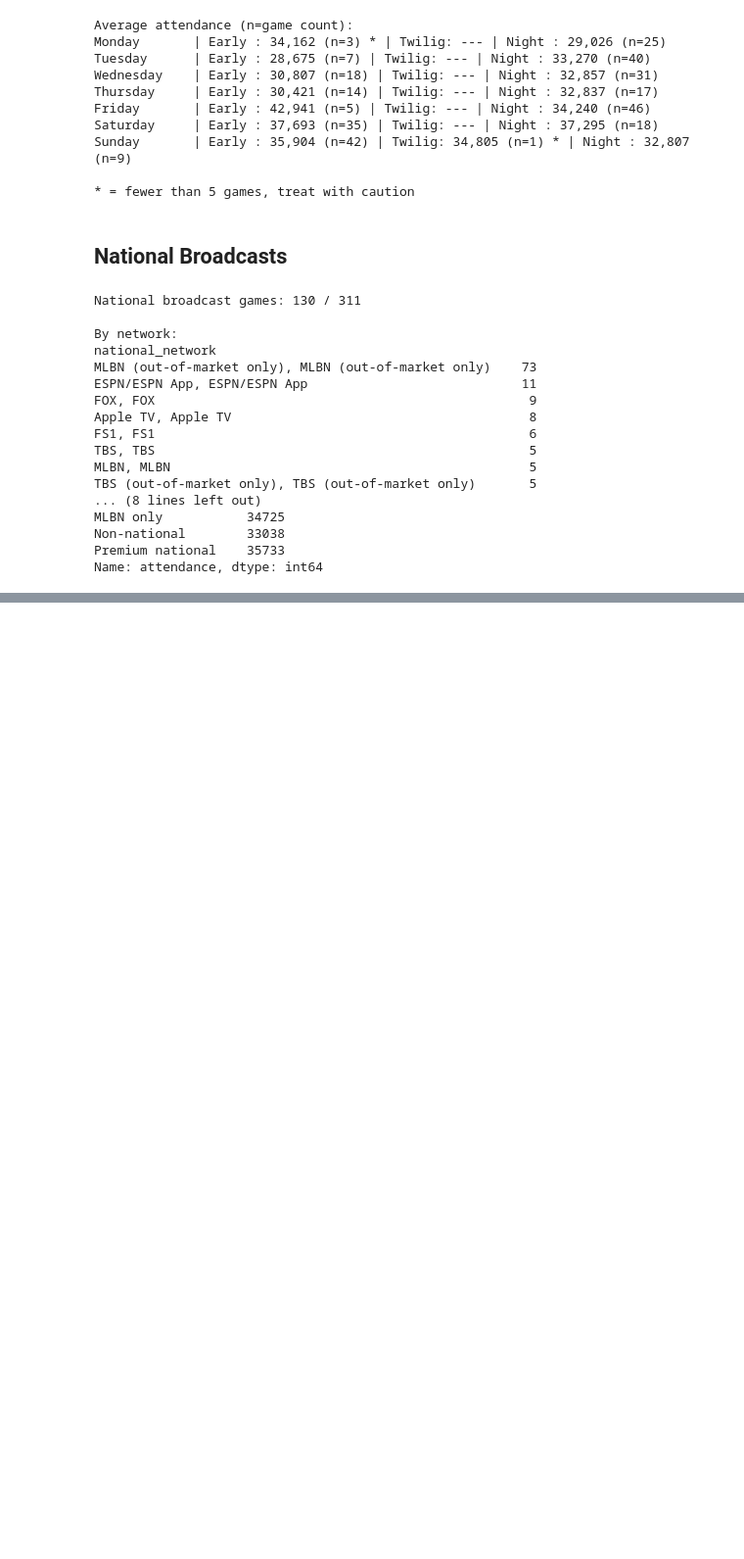
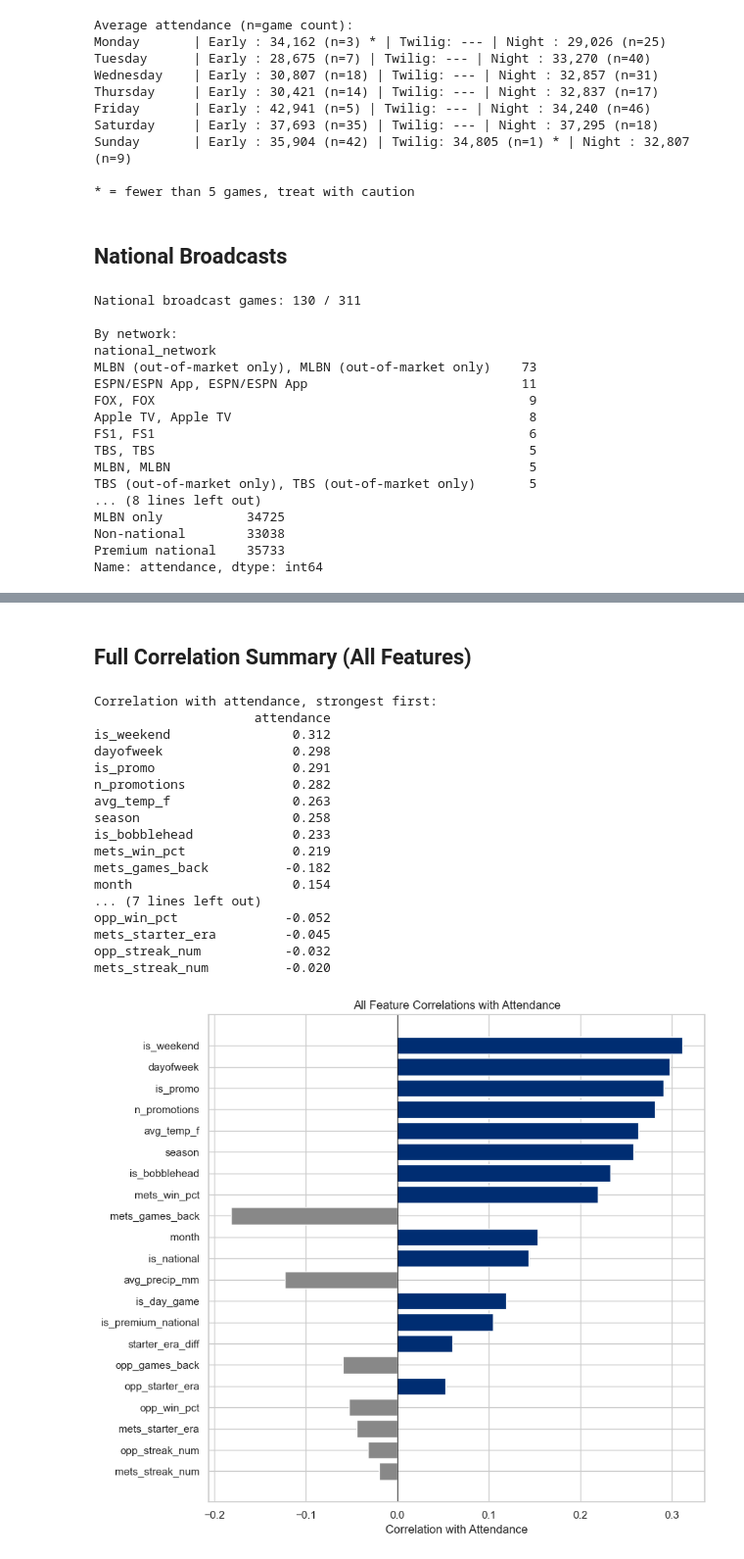
Before and after one commit to kaylagandrus/mlb-dynamic-ticket-pricing, a Jupyter notebook: mets/notebooks/03_eda.ipynb, the cells around one changed output, grey strips where cells are left out. Shown at 98% size. Drawn from its saved outputs; the diff is of its cells as text; code cells hidden in the pictures; blank space fills up the shorter version.

```diff
--- a/mets/notebooks/03_eda.ipynb
+++ b/mets/notebooks/03_eda.ipynb
@@ -562,0 +661,43 @@ Name: attendance, dtype: int64
+# %% [markdown]
+## Full Correlation Summary (All Features)
+# %%
+all_numeric_cols = [
+    "attendance", "season", "month", "dayofweek", "is_weekend", "avg_temp_f", "avg_precip_mm",
+    "is_promo", "is_bobblehead", "n_promotions",
+    "mets_win_pct", "opp_win_pct", "mets_games_back", "opp_games_back", "mets_streak_num", "opp_streak_num",
+    "mets_starter_era", "opp_starter_era", "starter_era_diff",
+    "is_national", "is_premium_national", "is_day_game",
+]
+corr_all = df[all_numeric_cols].corr()[["attendance"]].drop("attendance")
+corr_all = corr_all.reindex(corr_all["attendance"].abs().sort_values(ascending=False).index)
+
+print("Correlation with attendance, strongest first:")
+print(corr_all.round(3))
+
+colors = ["#002D72" if v > 0 else "#888" for v in corr_all["attendance"].values[::-1]]
+plt.figure(figsize=(9, 8))
+plt.barh(corr_all.index[::-1], corr_all["attendance"].values[::-1], color=colors)
+plt.axvline(0, color="black", linewidth=0.8)
+plt.xlabel("Correlation with Attendance")
+plt.title("All Feature Correlations with Attendance")
+plt.tight_layout()
+plt.show()
+# %% [output]
+Correlation with attendance, strongest first:
+                     attendance
+is_weekend                0.312
+dayofweek                 0.298
+is_promo                  0.291
+n_promotions              0.282
+avg_temp_f                0.263
+season                    0.258
+is_bobblehead             0.233
+mets_win_pct              0.219
+mets_games_back          -0.182
+month                     0.154
+... (7 lines left out)
+opp_win_pct              -0.052
+mets_starter_era         -0.045
+opp_streak_num           -0.032
+mets_streak_num          -0.020
+[figure, added]
```
Also changed, not shown: parts of 9 cells of this notebook, 5 other files.
